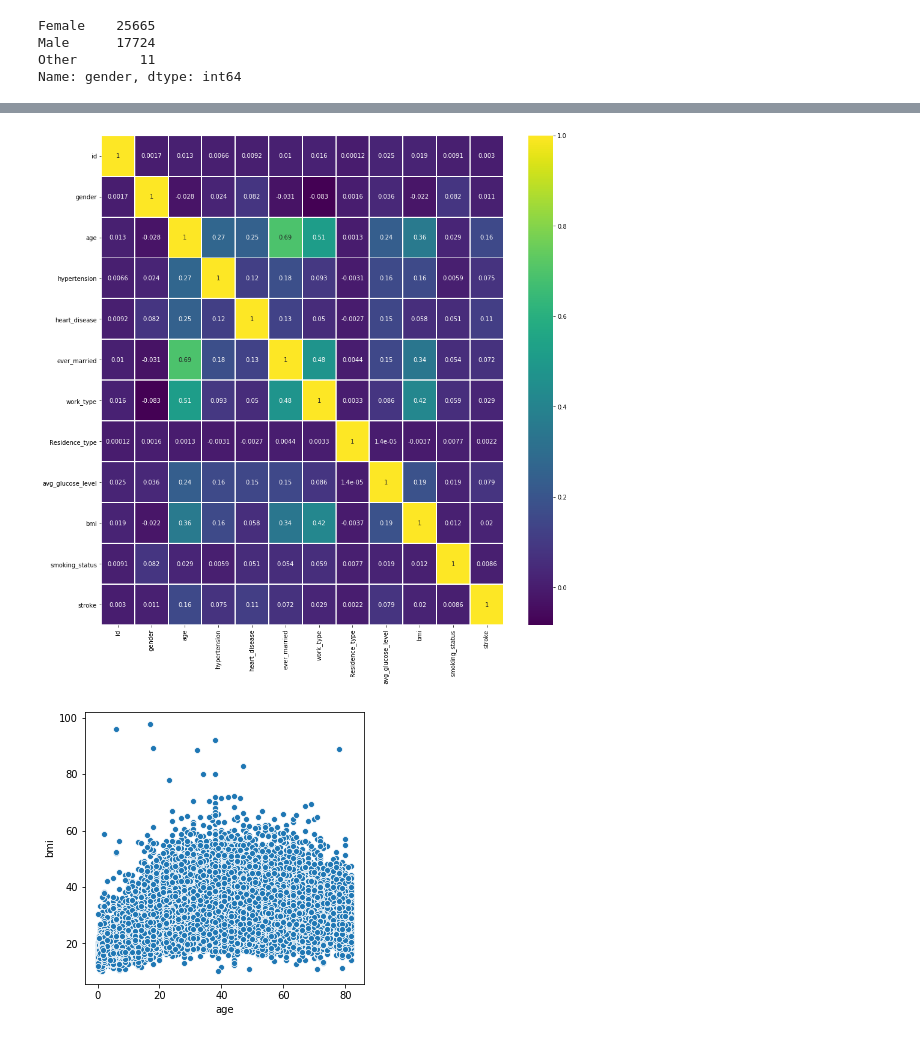
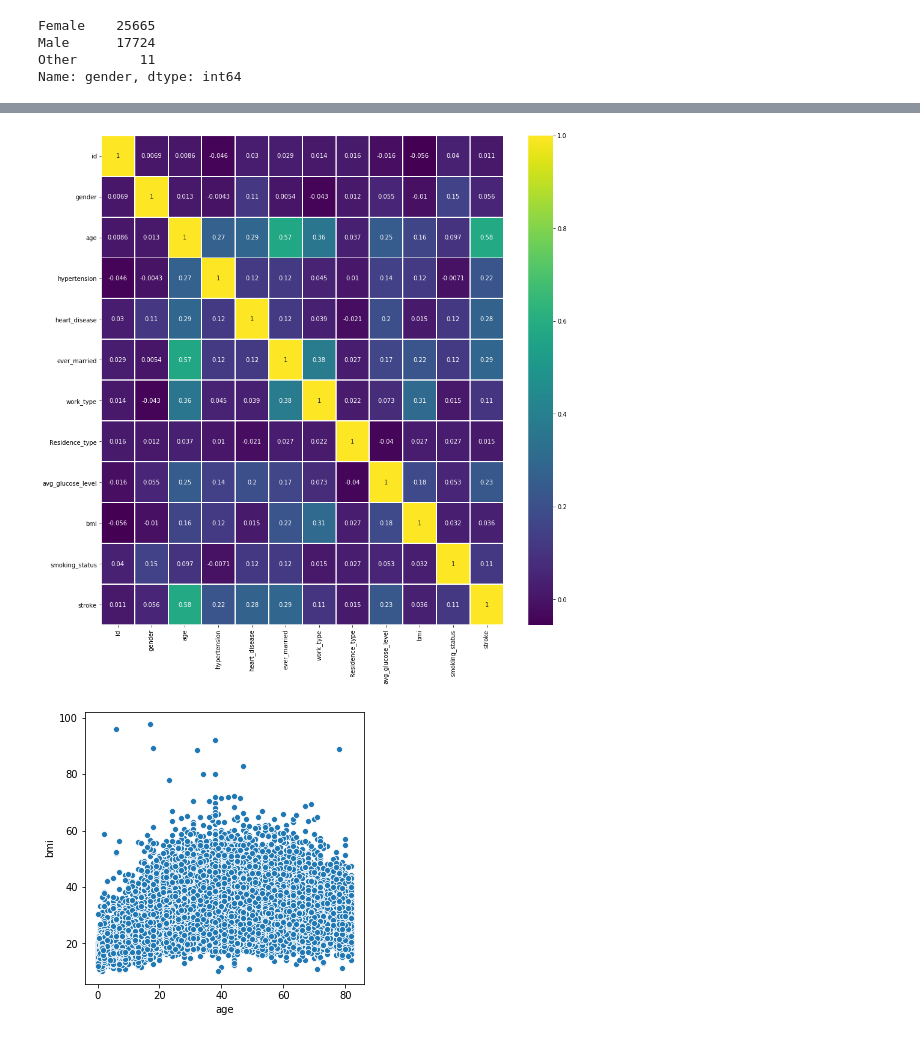
Before and after one commit to dan393/Dissertation, a Jupyter notebook: Code/dissertation/Stroke Predictions.ipynb, the cells around one changed output, grey strips where cells are left out. Saved outputs shown, nothing was run; the diff lists cells and outputs as text; code cells hidden in the pictures.

Commit message:
added balanced heatmap

```diff
--- a/Code/dissertation/Stroke Predictions.ipynb
+++ b/Code/dissertation/Stroke Predictions.ipynb
@@ -167,36 +145,36 @@ dtype: int64
 def fill_smoking_status(smoking_status):
     if pd.isnull(smoking_status):
         return np.nan
     elif smoking_status=='never smoked':
         return 0
     elif smoking_status=='formerly smoked':
         return 1
     else:
-        return 3
+        return 1
 def fill_work_type(work_type):
     if work_type == 'children':
         return 0
     elif work_type == 'Never_worked':
         return 1
     elif work_type == 'Self-employed':
         return 2
     elif work_type == 'Private':
         return 3
     else:
         return 4
-df_hm = pd.read_csv("../input/stroke-dataset/stroke.csv")
+df_hm = pd.read_csv("../input/stroke-dataset/stroke_subset.csv")
 df_hm['smoking_status'] = df_hm.apply(lambda x : fill_smoking_status(x['smoking_status']), axis=1)
 df_hm['ever_married'] = df_hm.apply(lambda x : 1 if x['ever_married']=='Yes' else 0, axis =1)
 df_hm['Residence_type'] = df_hm.apply(lambda x : 1 if x['Residence_type']=='Urban' else 0, axis =1)
 df_hm['work_type'] = df_hm.apply(lambda x : fill_work_type(x['work_type']), axis =1)
 df_hm['gender'] = df_hm.apply(lambda x : 1 if x['gender']=='Male' else 0, axis =1)
 
 plt.figure(figsize=(15,15))
 sns.heatmap(df_hm.corr(),annot=True,cmap='viridis', linewidth=1)
 plt.ylim(12, 0)
 save('/building_ann/heatmap.png')
 # %% [output]
-[figure, old version]
+[figure, new version]
 # %%
 plt.figure(figsize=(5,5))
 sns.scatterplot(x='age',y='bmi',data=df)
```
Also changed, not shown: parts of 38 cells of this notebook, 3 other files.
